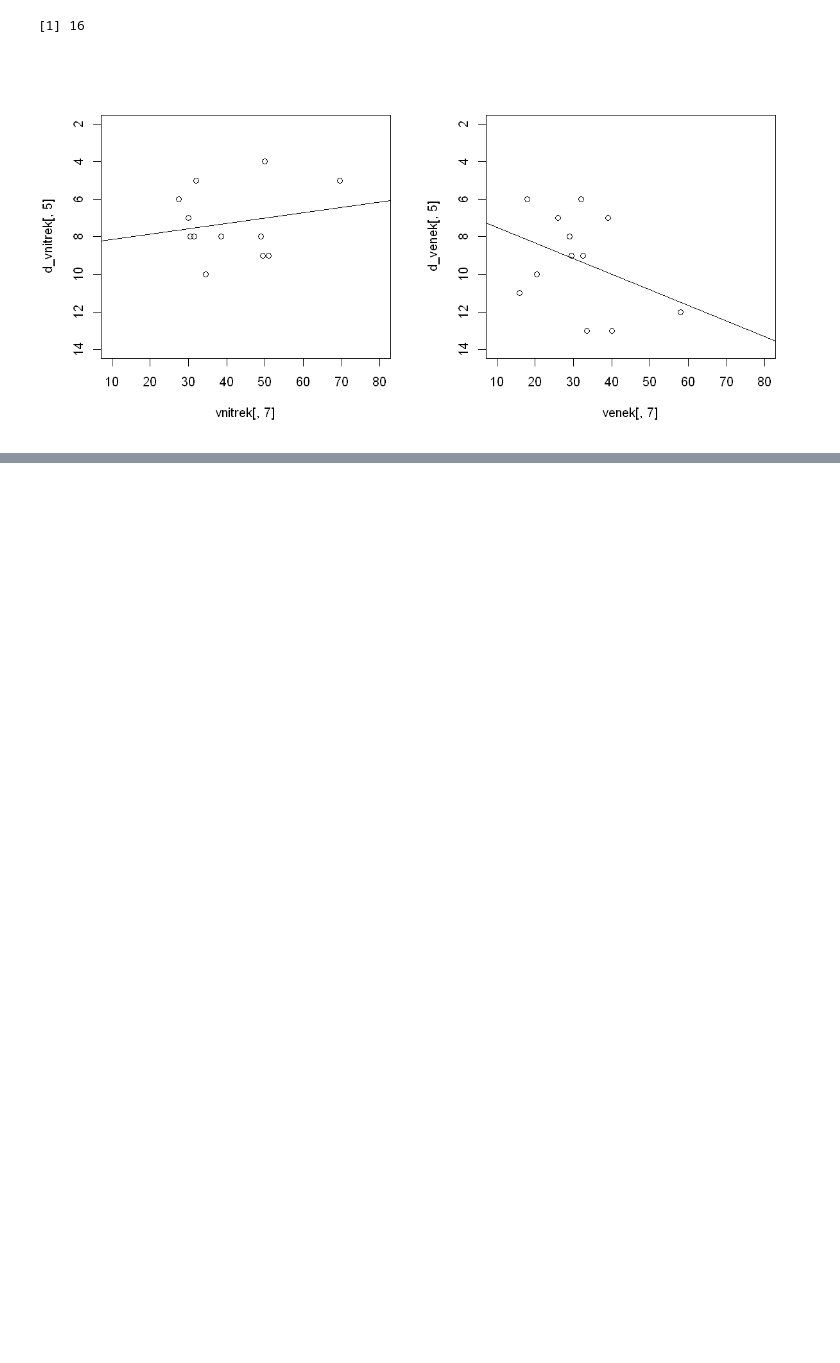
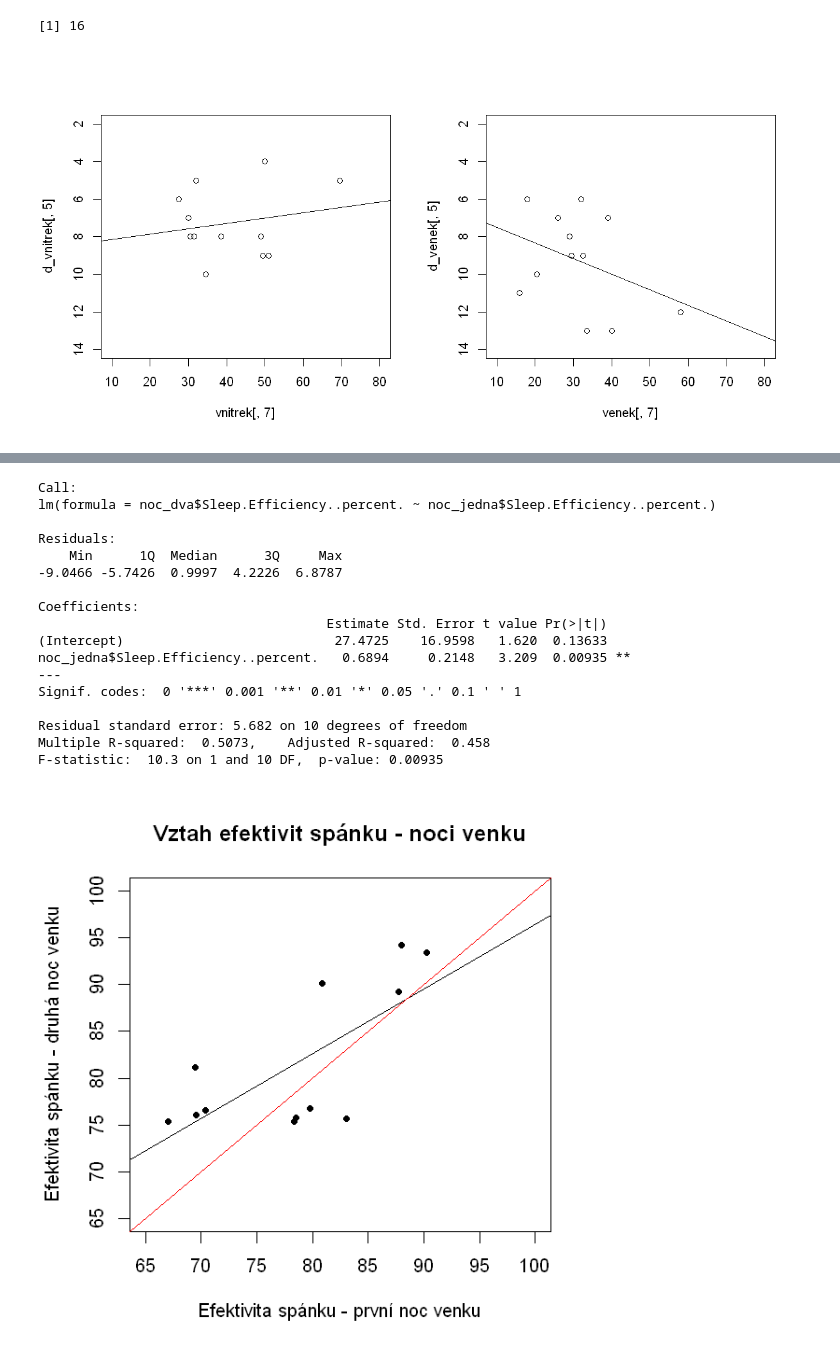
Before and after one commit to magicbeans817/projekt_spani, a Jupyter notebook: script.ipynb, the cells around one changed output, grey strips where cells are left out. Drawn from its saved outputs; the diff is of its cells as text; code cells hidden in the pictures; blank space fills up the shorter version.

```diff
--- a/script.ipynb
+++ b/script.ipynb
@@ -366,2 +335,12 @@ F-statistic:  10.3 on 1 and 10 DF,  p-value: 0.00935
 # %%
+nadpis3 <- "Vztah efektivit spánku - noci venku"
+popis_x3 <- "Efektivita spánku - první noc venku"
+popis_y3 <- "Efektivita spánku - druhá noc venku"
+
+sunflowerplot(noc_jedna$Sleep.Efficiency..percent., noc_dva$Sleep.Efficiency..percent.,
+              main = nadpis3, xlab = popis_x3, ylab = popis_y3, xlim = c(65,100), ylim = c(65,100))
+model_noc2 <- lm(noc_dva$Sleep.Efficiency..percent. ~ noc_jedna$Sleep.Efficiency..percent.)
+summary(model_noc2)
+abline(a=model_noc2$coefficients[1], b=model_noc2$coefficients[2])
+abline(a=0, b=1, col  = "red")
 # %% [output]
@@ -374,0 +347,18 @@ F-statistic:  10.3 on 1 and 10 DF,  p-value: 0.00935
+Call:
+lm(formula = noc_dva$Sleep.Efficiency..percent. ~ noc_jedna$Sleep.Efficiency..percent.)
+
+Residuals:
+    Min      1Q  Median      3Q     Max
+-9.0466 -5.7426  0.9997  4.2226  6.8787
+
+Coefficients:
+                                     Estimate Std. Error t value Pr(>|t|)
+(Intercept)                           27.4725    16.9598   1.620  0.13633
+noc_jedna$Sleep.Efficiency..percent.   0.6894     0.2148   3.209  0.00935 **
+---
+Signif. codes:  0 '***' 0.001 '**' 0.01 '*' 0.05 '.' 0.1 ' ' 1
+
+Residual standard error: 5.682 on 10 degrees of freedom
+Multiple R-squared:  0.5073,    Adjusted R-squared:  0.458
+F-statistic:  10.3 on 1 and 10 DF,  p-value: 0.00935
+[figure, added]
```
Also changed, not shown: parts of 6 cells of this notebook.
